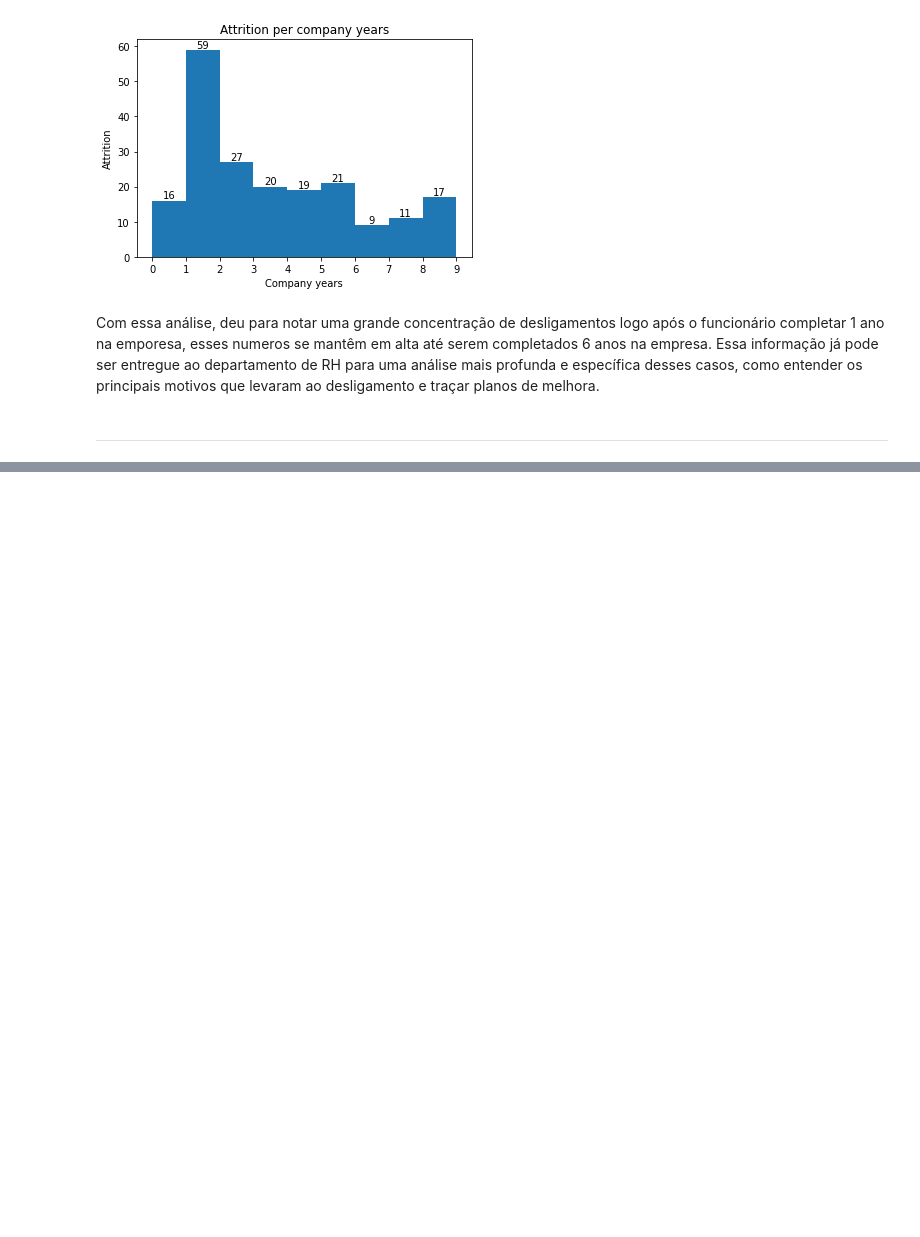
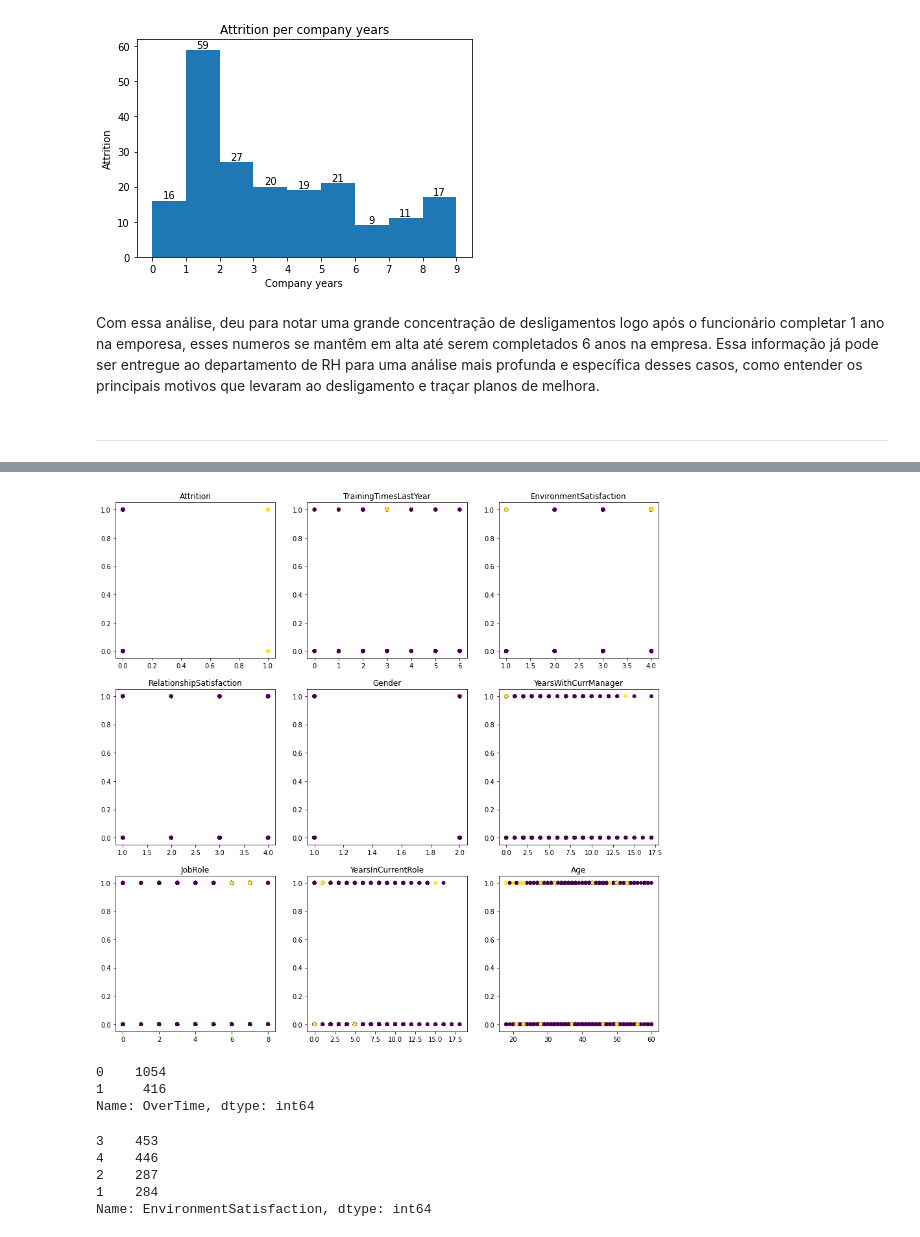
Before and after one commit to gasp37/employee-attrition-and-performance, a Jupyter notebook: employee_attrition_analysis.ipynb, the cells around one changed output, grey strips where cells are left out. Saved outputs shown, nothing was run; the diff lists cells and outputs as text; code cells hidden in the pictures; blank space fills up the shorter version.

```diff
--- a/notebook-1.ipynb
+++ b/employee_attrition_analysis.ipynb
@@ -249,0 +306,29 @@ Name: Attrition, dtype: float64
+# %%
+def plot_scatter():
+    plt.figure(figsize=[15,15])
+
+    for feature_index, feature in enumerate(overtime_top_correlated.index):
+
+        if feature == 'OverTime': continue
+
+        plt.subplot(3,3, feature_index)
+        plt.scatter(df_treated[feature], df_treated['OverTime'], c = df_treated['Attrition'], edgecolors='none')
+        plt.title(feature)
+
+plot_scatter()
+# %% [output]
+[figure, added]
+# %%
+df_treated['OverTime'].value_counts()
+# %% [output]
+0    1054
+1     416
+Name: OverTime, dtype: int64
+# %%
+df_treated['EnvironmentSatisfaction'].value_counts()
+# %% [output]
+3    453
+4    446
+2    287
+1    284
+Name: EnvironmentSatisfaction, dtype: int64
```
Also changed, not shown: parts of 12 cells of this notebook.
